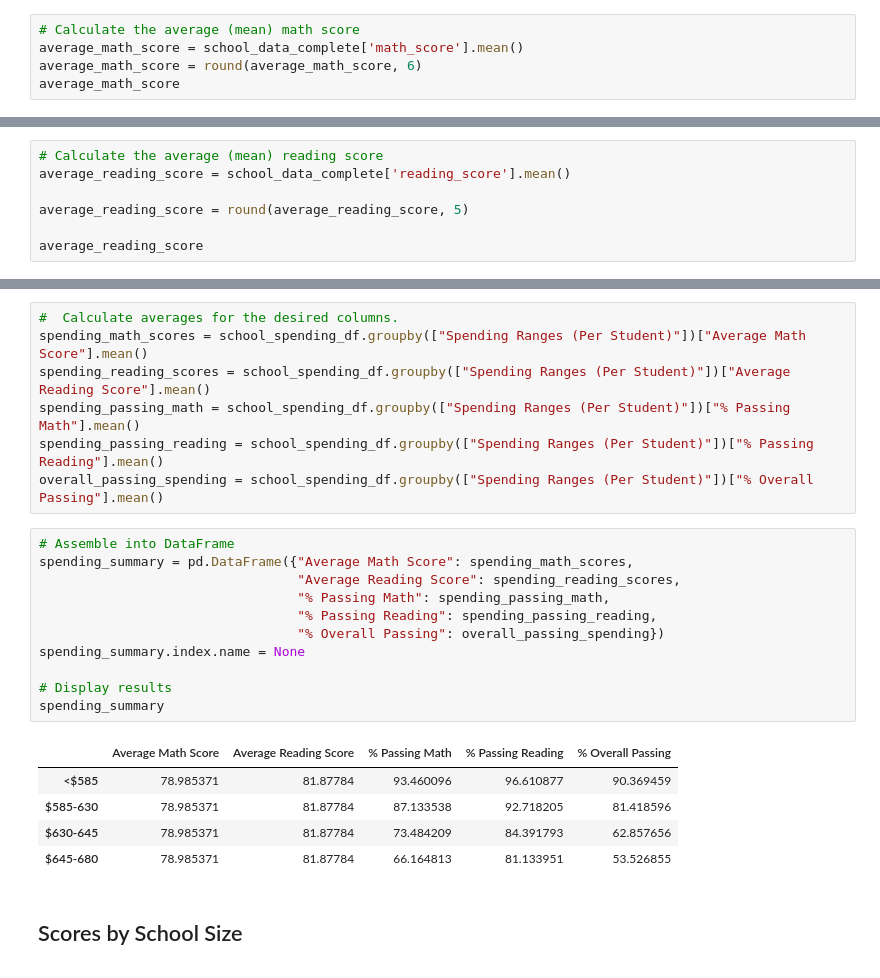
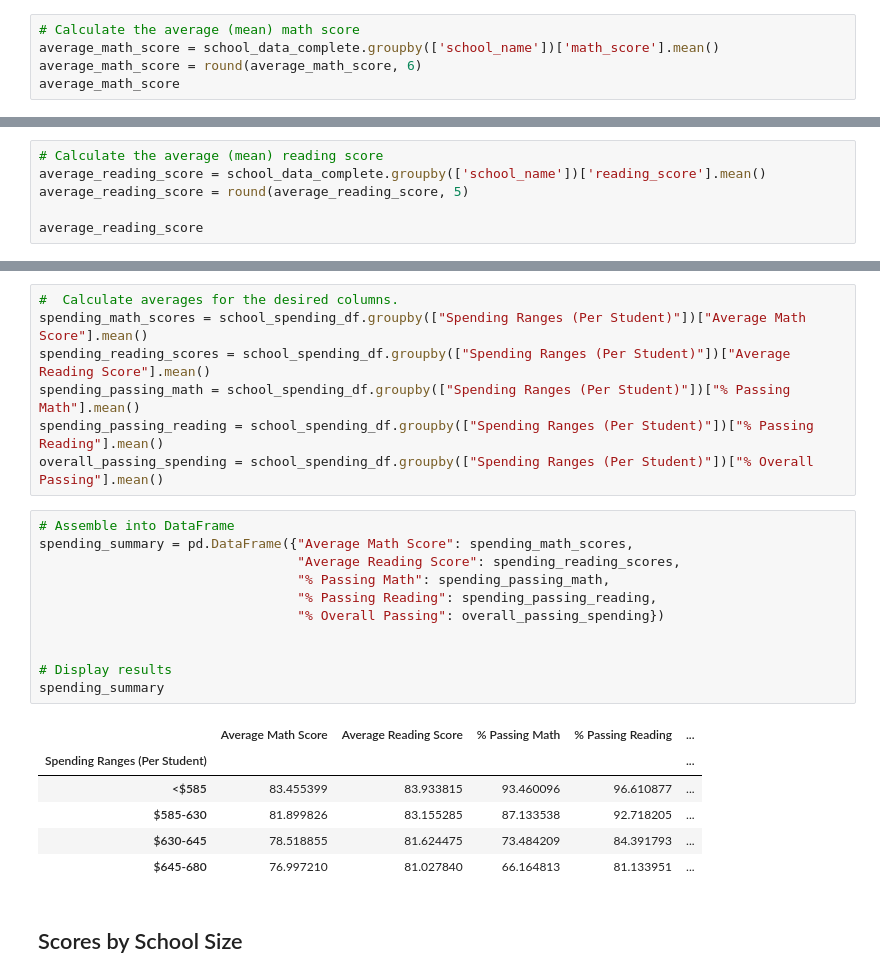
Before and after one commit to AdalbertPayan/pandas-challenge, a Jupyter notebook: Starter_Code/PyCitySchools/PyCitySchools_starter.ipynb, the cells around one changed output, grey strips where cells are left out. Saved outputs shown, nothing was run; the diff lists cells and outputs as text.

```diff
--- a/Starter_Code/PyCitySchools/PyCitySchools_starter.ipynb
+++ b/Starter_Code/PyCitySchools/PyCitySchools_starter.ipynb
@@ -53,7 +53,7 @@ total_budget
 24649428
 # %%
 # Calculate the average (mean) math score
-average_math_score = school_data_complete['math_score'].mean()
+average_math_score = school_data_complete.groupby(['school_name'])['math_score'].mean()
 average_math_score = round(average_math_score, 6)
 average_math_score
 # %% [output]
@@ -61,7 +77,6 @@ average_math_score
 # %%
 # Calculate the average (mean) reading score
-average_reading_score = school_data_complete['reading_score'].mean()
-
+average_reading_score = school_data_complete.groupby(['school_name'])['reading_score'].mean()
 average_reading_score = round(average_reading_score, 5)
 
 average_reading_score
@@ -499,20 +530,21 @@ overall_passing_spending = school_spending_df.groupby(["Spending Ranges (Per Stu
 # %%
 # Assemble into DataFrame
 spending_summary = pd.DataFrame({"Average Math Score": spending_math_scores,
                                  "Average Reading Score": spending_reading_scores,
                                  "% Passing Math": spending_passing_math,
                                  "% Passing Reading": spending_passing_reading,
                                  "% Overall Passing": overall_passing_spending})
-spending_summary.index.name = None
+
 
 # Display results
 spending_summary
 # %% [output]
-|  | Average Math Score | Average Reading Score | % Passing Math | % Passing Reading | % Overall Passing |
-| <$585 | 78.985371 | 81.87784 | 93.460096 | 96.610877 | 90.369459 |
-| $585-630 | 78.985371 | 81.87784 | 87.133538 | 92.718205 | 81.418596 |
-| $630-645 | 78.985371 | 81.87784 | 73.484209 | 84.391793 | 62.857656 |
-| $645-680 | 78.985371 | 81.87784 | 66.164813 | 81.133951 | 53.526855 |
+|  | Average Math Score | Average Reading Score | % Passing Math | % Passing Reading | ... |
+| Spending Ranges (Per Student) |  |  |  |  | ... |
+| <$585 | 83.455399 | 83.933815 | 93.460096 | 96.610877 | ... |
+| $585-630 | 81.899826 | 83.155285 | 87.133538 | 92.718205 | ... |
+| $630-645 | 78.518855 | 81.624475 | 73.484209 | 84.391793 | ... |
+| $645-680 | 76.997210 | 81.027840 | 66.164813 | 81.133951 | ... |
 # %% [markdown]
 ## Scores by School Size
 # %%
```
Also changed, not shown: parts of 11 cells of this notebook.
